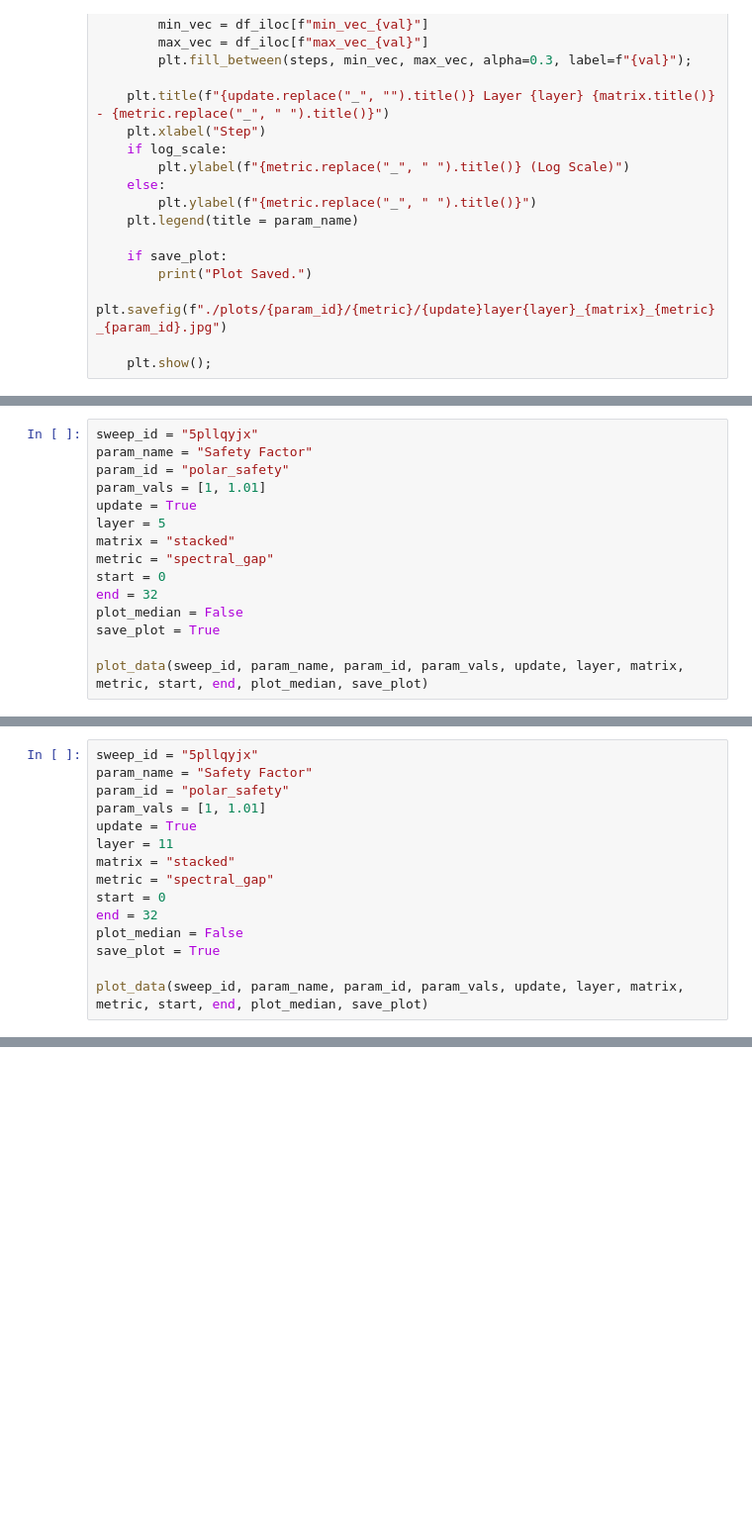
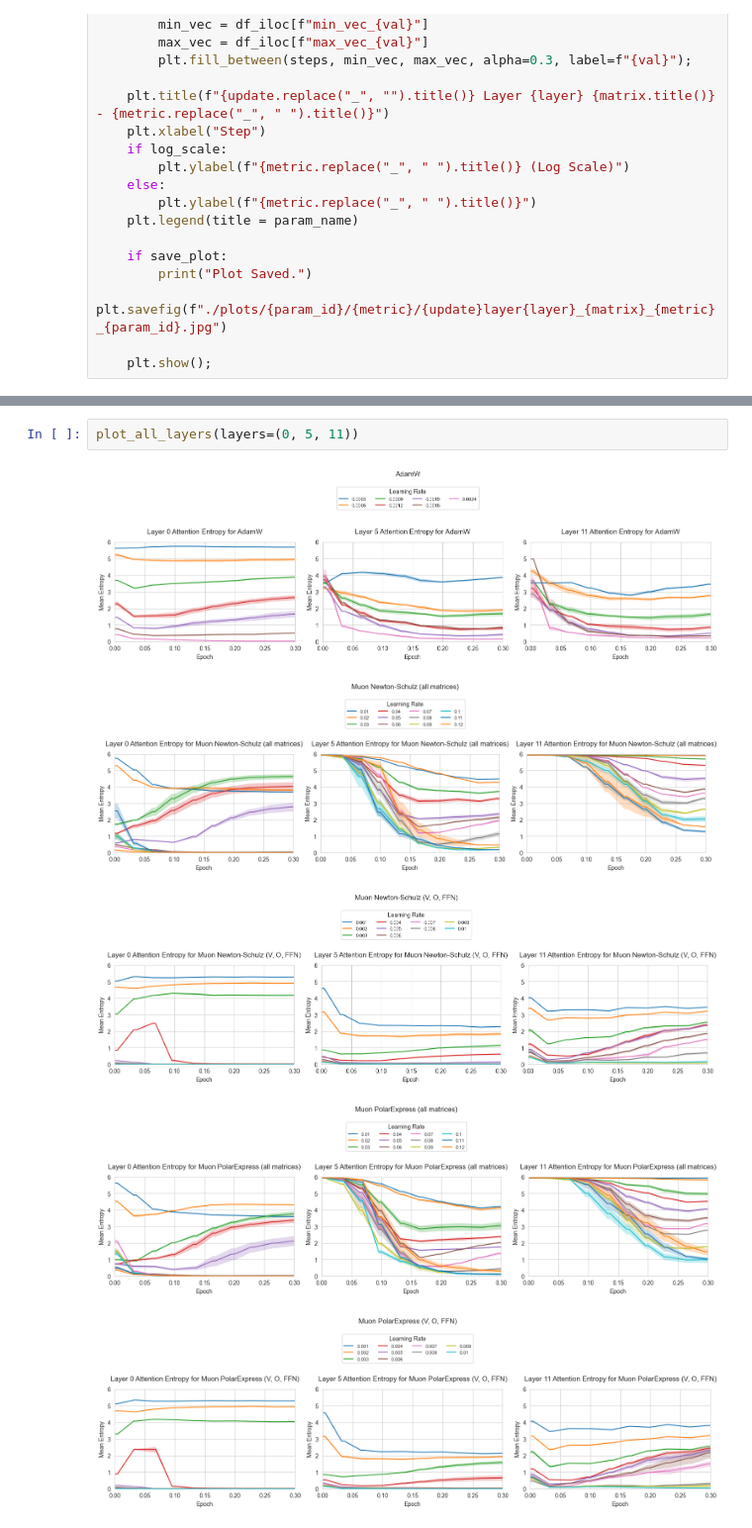
Before and after one commit to nraultwang/cs182-project, a Jupyter notebook: plotting/main.ipynb, the cells around one changed output, grey strips where cells are left out. Shown at 99% size. Cells and saved outputs as stored; diff of their text form; blank space fills up the shorter version.

Commit message:
jasons plots

```diff
--- a/plotting/main.ipynb
+++ b/plotting/main.ipynb
@@ -295,15 +164,0 @@ Plot Saved.
-# %%
-sweep_id = "5pllqyjx"
-param_name = "Safety Factor"
-param_id = "polar_safety"
-param_vals = [1, 1.01]
-update = True
-layer = 5
-matrix = "stacked"
-metric = "spectral_gap"
-start = 0
-end = 32
-plot_median = False
-save_plot = True
-
-plot_data(sweep_id, param_name, param_id, param_vals, update, layer, matrix, metric, start, end, plot_median, save_plot)
@@ -315,15 +164,0 @@ Plot Saved.
-# %%
-sweep_id = "5pllqyjx"
-param_name = "Safety Factor"
-param_id = "polar_safety"
-param_vals = [1, 1.01]
-update = True
-layer = 11
-matrix = "stacked"
-metric = "spectral_gap"
-start = 0
-end = 32
-plot_median = False
-save_plot = True
-
-plot_data(sweep_id, param_name, param_id, param_vals, update, layer, matrix, metric, start, end, plot_median, save_plot)
@@ -334,0 +746,8 @@ Plot Saved.
+# %%
+plot_all_layers(layers=(0, 5, 11))
+# %% [output]
+[figure, added]
+[figure, added]
+[figure, added]
+[figure, added]
+[figure, added]
```
Also changed, not shown: parts of 15 cells of this notebook, 2 other files.
